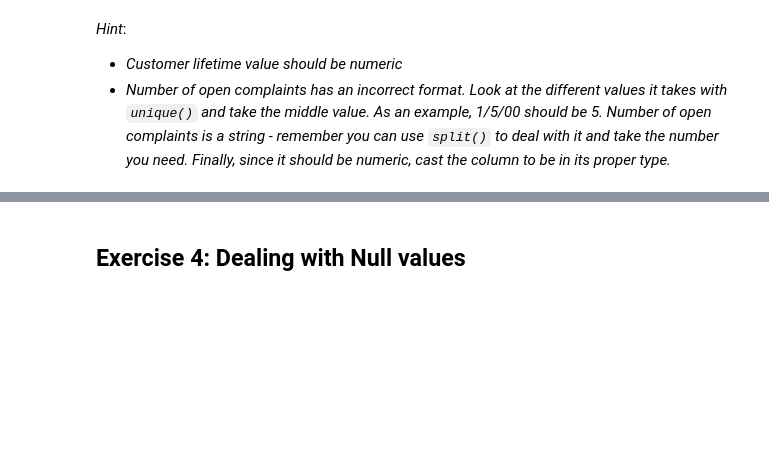
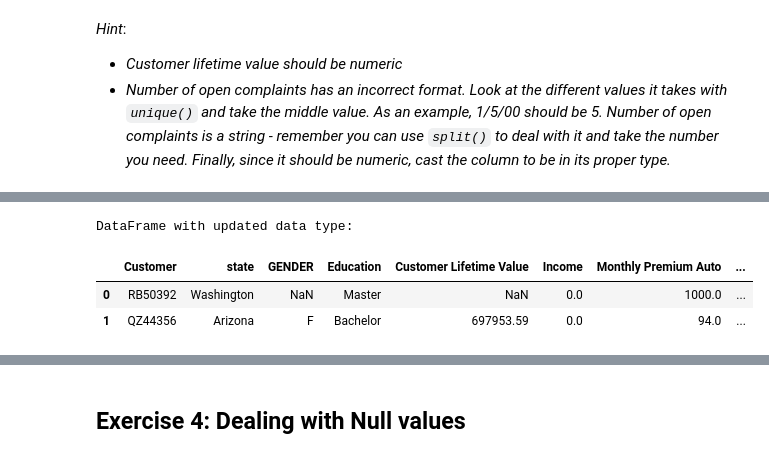
Before and after one commit to anamel-vd/LABS, a Jupyter notebook: WEEK2/amvdLABdatacleaningandformatting.ipynb, the cells around one changed output, grey strips where cells are left out. Drawn from its saved outputs; the diff is of its cells as text; code cells hidden in the pictures; blank space fills up the shorter version.

```diff
--- a/WEEK2/amvdLABdatacleaningandformatting.ipynb
+++ b/WEEK2/amvdLABdatacleaningandformatting.ipynb
@@ -187,0 +257,10 @@ It is important to note that this exercise does not involve handling null values
+# %%
+df['Customer Lifetime Value'] = df['Customer Lifetime Value'].str.replace('%', '')
+print("\nDataFrame with updated data type:")
+
+df.head(2)
+# %% [output]
+DataFrame with updated data type:
+|  | Customer | state | GENDER | Education | Customer Lifetime Value | Income | Monthly Premium Auto | ... |
+| 0 | RB50392 | Washington | NaN | Master | NaN | 0.0 | 1000.0 | ... |
+| 1 | QZ44356 | Arizona | F | Bachelor | 697953.59 | 0.0 | 94.0 | ... |
```
Also changed, not shown: parts of 37 cells of this notebook.
